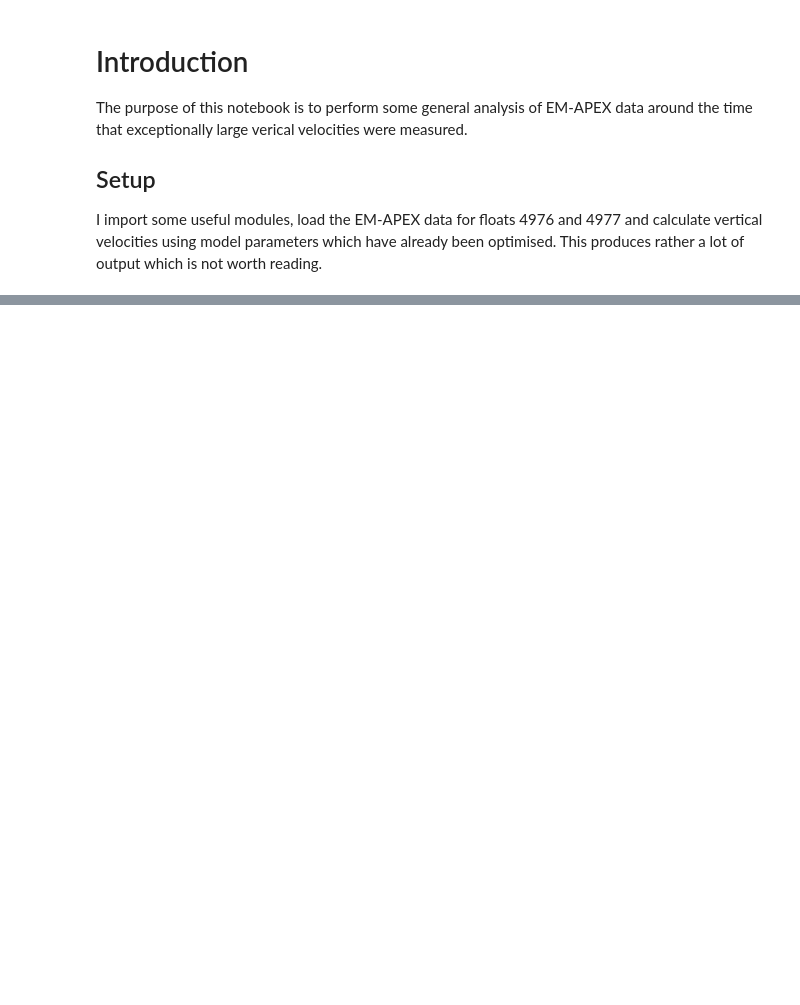
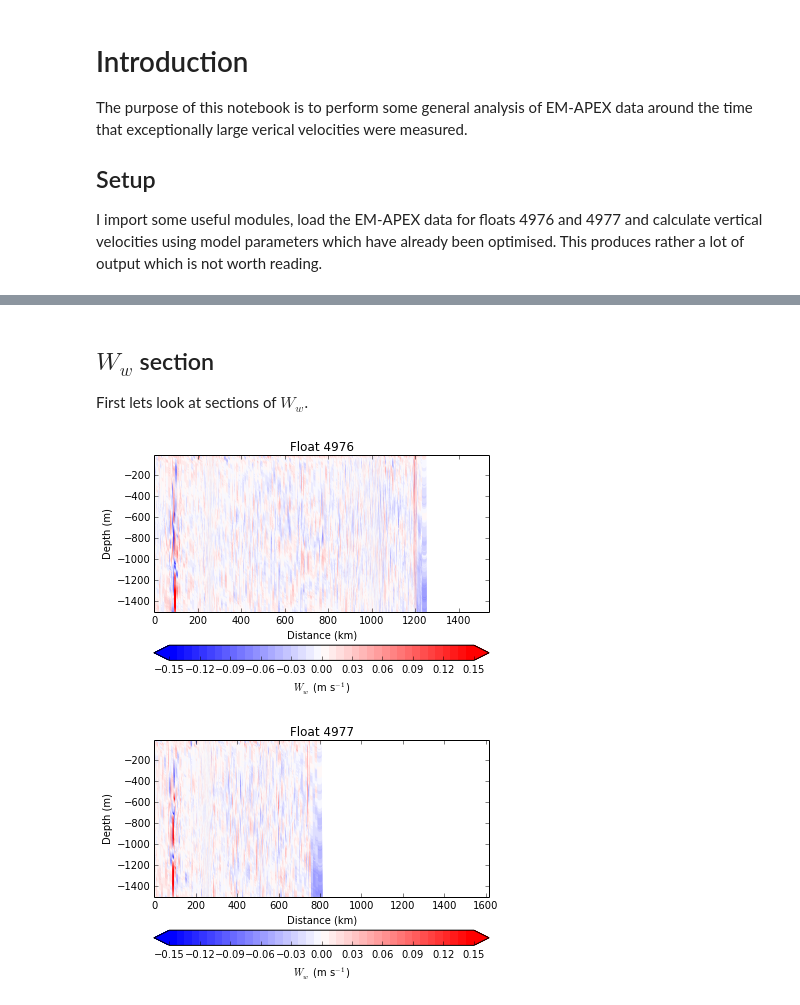
Before and after one commit to jessecusack/DIMES_lee_wave_analysis, a Jupyter notebook: python/Large_wave_analysis.ipynb, the cells around one changed output, grey strips where cells are left out. Drawn from its saved outputs; the diff is of its cells as text; code cells hidden in the pictures; blank space fills up the shorter version.

```diff
--- a/python/Large_wave_analysis.ipynb
+++ b/python/Large_wave_analysis.ipynb
@@ -43,0 +26,40 @@ Updating half profiles.
+# %% [markdown]
+$W_w$ section
+---------
+
+First lets look at sections of $W_w$.
+# %%
+# Make a nicer colour map.
+import matplotlib.colors as mcolors
+rwb = mcolors.LinearSegmentedColormap.from_list(name='red_white_blue',
+                                                colors=[(0, 0, 1),
+                                                        (1, 1, 1),
+                                                        (1, 0, 0)],
+                                                N=40,
+                                                )
+
+hpids = np.arange(1, 600)
+z_vals = np.arange(-1500., 0., 10.)
+
+for Float in [E76, E77]:
+    __, z, Ww = Float.get_interp_grid(hpids, z_vals, 'z', 'rWw')
+    z = z.flatten(order='F')
+    Ww = Ww.flatten(order='F')
+    __, __, d = Float.get_interp_grid(hpids, z_vals, 'z',
+                                      'dist_ctd_data')
+    d = d.flatten(order='F')
+    plt.figure()
+    plt.scatter(d, z, c=Ww, edgecolor='none', cmap=rwb)
+    plt.ylim(np.min(z), np.max(z))
+    plt.xlim(np.min(d), np.max(d))
+    plt.xlabel('Distance (km)')
+    plt.ylabel('Depth (m)')
+    plt.xlim(np.min(Float.dist), np.max(Float.dist))
+    title_str = ("Float {}").format(Float.floatID)
+    plt.title(title_str)
+    cbar = plt.colorbar(orientation='horizontal', extend='both')
+    cbar.set_label('$W_w$ (m s$^{-1}$)')
+    plt.clim(-0.15, 0.15)
+# %% [output]
+[figure, added]
+[figure, added]
```
Also changed, not shown: parts of 4 cells of this notebook.
